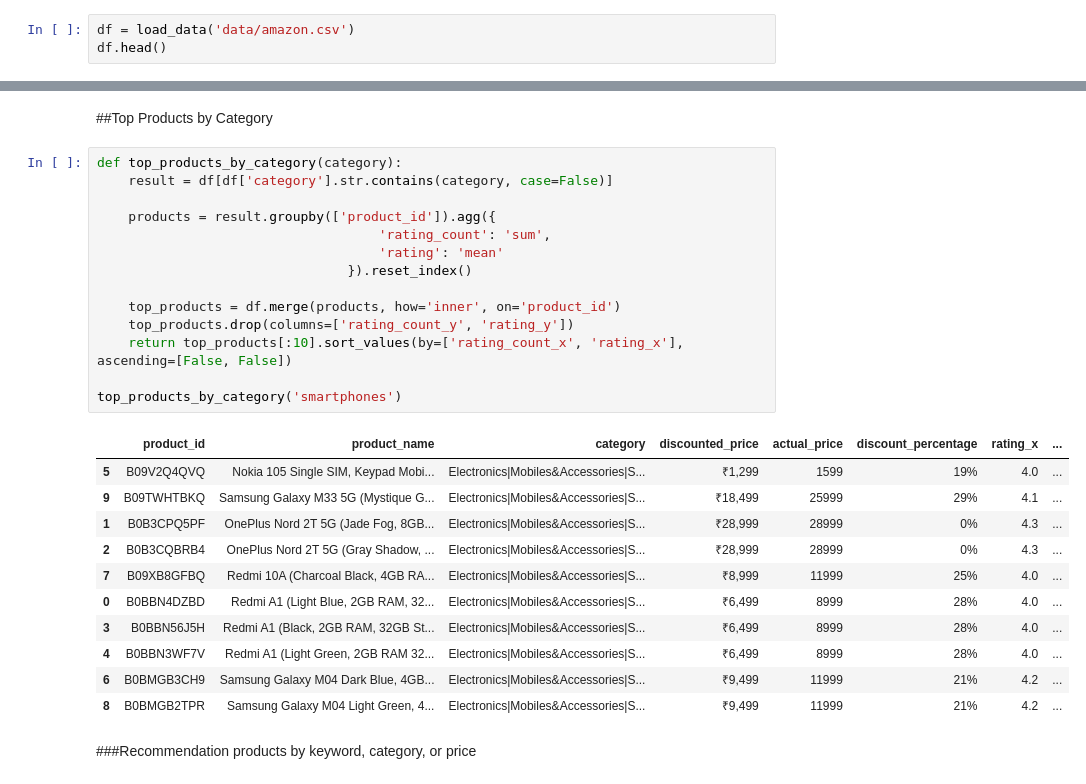
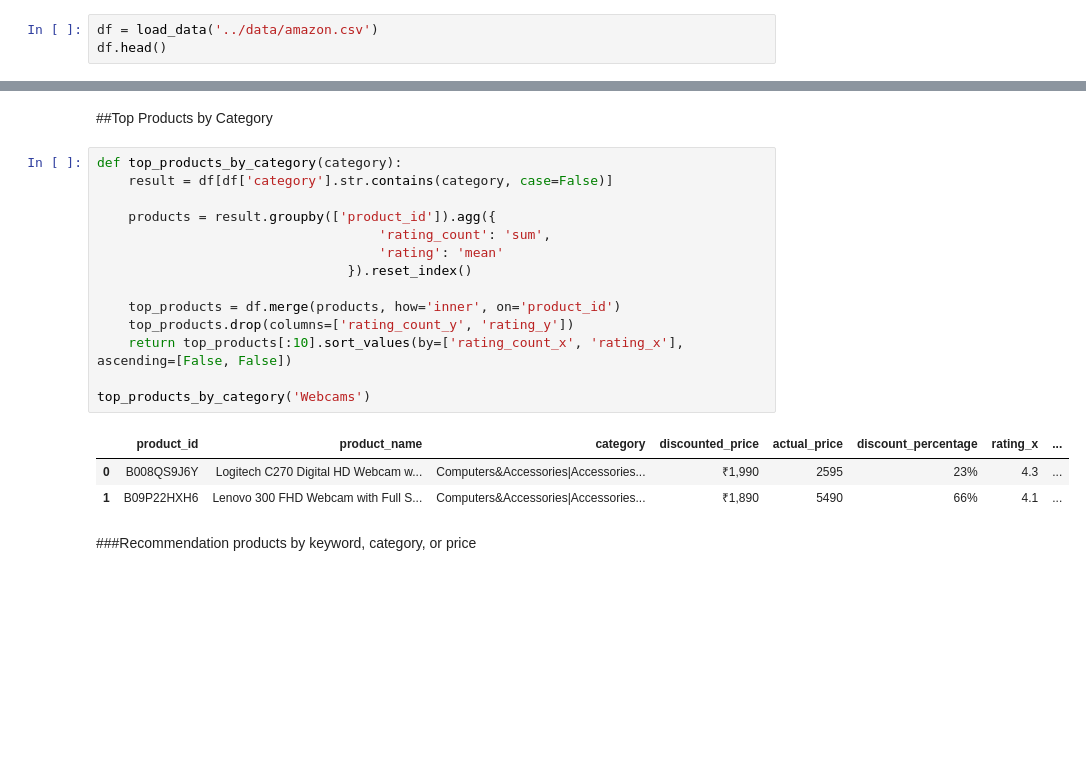
Before and after one commit to fffadhilll/recommender-system-hackathon, a Jupyter notebook: notebooks/recsys_hackathon-non_personalized.ipynb, the cells around one changed output, grey strips where cells are left out. Cells and saved outputs as stored; diff of their text form; blank space fills up the shorter version.

```diff
--- a/recsys_hackathon.ipynb
+++ b/notebooks/recsys_hackathon-non_personalized.ipynb
@@ -18,7 +18,7 @@ def load_data(file_name):
   df = pd.read_csv(file_name)
   return df
 # %%
-df = load_data('data/amazon.csv')
+df = load_data('../data/amazon.csv')
 df.head()
 # %% [output]
 |  | product_id | product_name | category | discounted_price | actual_price | discount_percentage | rating | ... |
@@ -275,29 +275,21 @@ top_products_by_rating()
 # %%
 def top_products_by_category(category):
     result = df[df['category'].str.contains(category, case=False)]
 
     products = result.groupby(['product_id']).agg({
                                     'rating_count': 'sum',
                                     'rating': 'mean'
                                 }).reset_index()
 
     top_products = df.merge(products, how='inner', on='product_id')
     top_products.drop(columns=['rating_count_y', 'rating_y'])
     return top_products[:10].sort_values(by=['rating_count_x', 'rating_x'], ascending=[False, False])
 
-top_products_by_category('smartphones')
+top_products_by_category('Webcams')
 # %% [output]
 |  | product_id | product_name | category | discounted_price | actual_price | discount_percentage | rating_x | ... |
-| 5 | B09V2Q4QVQ | Nokia 105 Single SIM, Keypad Mobi... | Electronics|Mobiles&Accessories|S... | ₹1,299 | 1599 | 19% | 4.0 | ... |
-| 9 | B09TWHTBKQ | Samsung Galaxy M33 5G (Mystique G... | Electronics|Mobiles&Accessories|S... | ₹18,499 | 25999 | 29% | 4.1 | ... |
-| 1 | B0B3CPQ5PF | OnePlus Nord 2T 5G (Jade Fog, 8GB... | Electronics|Mobiles&Accessories|S... | ₹28,999 | 28999 | 0% | 4.3 | ... |
-| 2 | B0B3CQBRB4 | OnePlus Nord 2T 5G (Gray Shadow, ... | Electronics|Mobiles&Accessories|S... | ₹28,999 | 28999 | 0% | 4.3 | ... |
-| 7 | B09XB8GFBQ | Redmi 10A (Charcoal Black, 4GB RA... | Electronics|Mobiles&Accessories|S... | ₹8,999 | 11999 | 25% | 4.0 | ... |
-| 0 | B0BBN4DZBD | Redmi A1 (Light Blue, 2GB RAM, 32... | Electronics|Mobiles&Accessories|S... | ₹6,499 | 8999 | 28% | 4.0 | ... |
-| 3 | B0BBN56J5H | Redmi A1 (Black, 2GB RAM, 32GB St... | Electronics|Mobiles&Accessories|S... | ₹6,499 | 8999 | 28% | 4.0 | ... |
-| 4 | B0BBN3WF7V | Redmi A1 (Light Green, 2GB RAM 32... | Electronics|Mobiles&Accessories|S... | ₹6,499 | 8999 | 28% | 4.0 | ... |
-| 6 | B0BMGB3CH9 | Samsung Galaxy M04 Dark Blue, 4GB... | Electronics|Mobiles&Accessories|S... | ₹9,499 | 11999 | 21% | 4.2 | ... |
-| 8 | B0BMGB2TPR | Samsung Galaxy M04 Light Green, 4... | Electronics|Mobiles&Accessories|S... | ₹9,499 | 11999 | 21% | 4.2 | ... |
+| 0 | B008QS9J6Y | Logitech C270 Digital HD Webcam w... | Computers&Accessories|Accessories... | ₹1,990 | 2595 | 23% | 4.3 | ... |
+| 1 | B09P22HXH6 | Lenovo 300 FHD Webcam with Full S... | Computers&Accessories|Accessories... | ₹1,890 | 5490 | 66% | 4.1 | ... |
 # %% [markdown]
 ###Recommendation products by keyword, category, or price
 # %%
```
Also changed, not shown: parts of 1 cell of this notebook, 7 other files.
